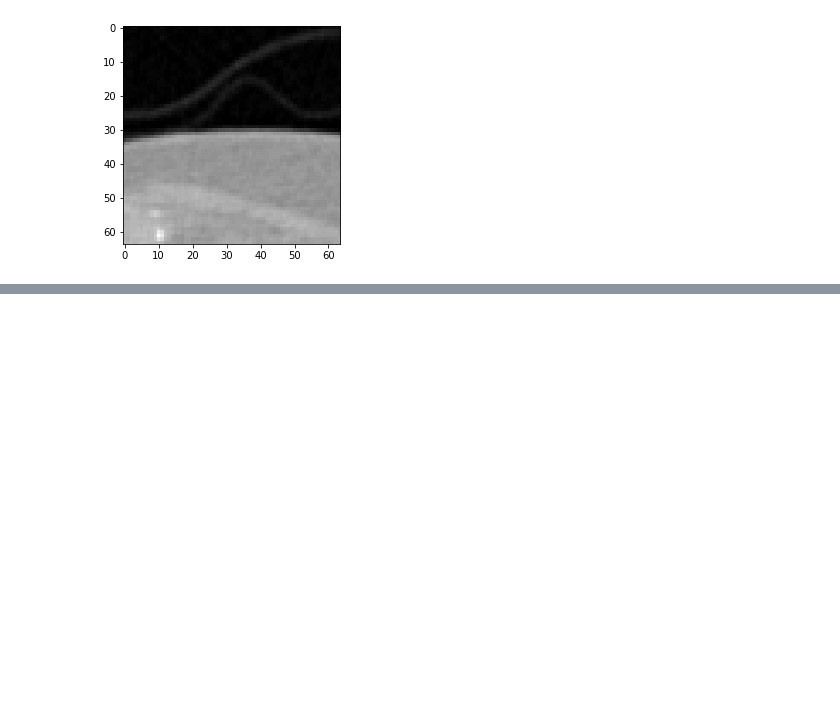
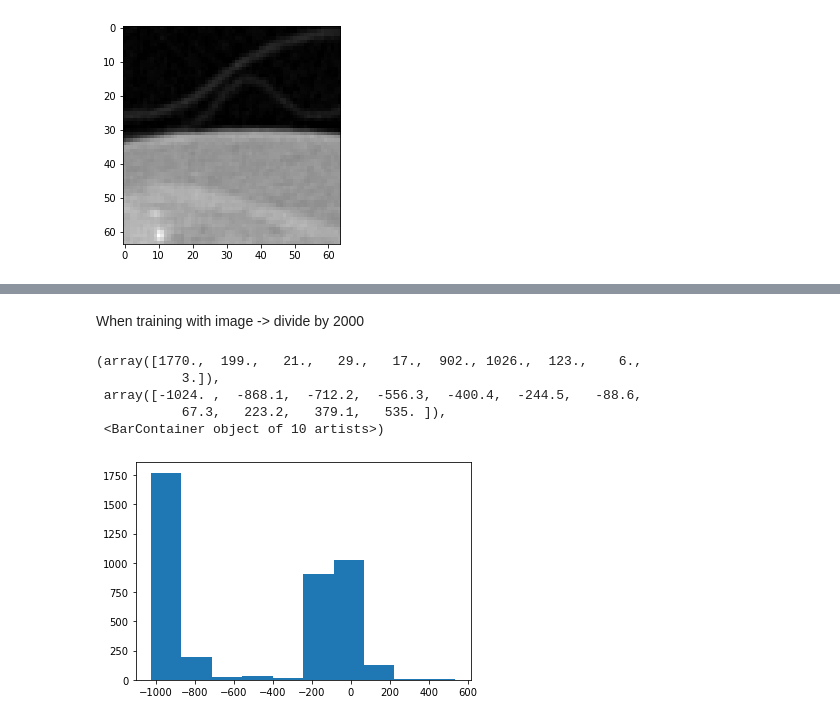
Before and after one commit to jtabalon/airway_seg, a Jupyter notebook: fit_one_image.ipynb, the cells around one changed output, grey strips where cells are left out. Drawn from its saved outputs; the diff is of its cells as text; code cells hidden in the pictures; blank space fills up the shorter version.

```diff
--- a/fit_one_image.ipynb
+++ b/fit_one_image.ipynb
@@ -222,0 +255,15 @@ plt.imshow(test_img[:,(107-32):(107+32),(305-32):(305+32),(411-32):(411+32),:][0
+# %% [markdown]
+When training with image -> divide by 2000
+# %%
+plt.hist(test_image_slices.flatten())
+
+# TODO: Scale this: divide by 2000
+
+# Hounsfield unit are -2000-2000 so it's a nice number
+# %% [output]
+(array([1770.,  199.,   21.,   29.,   17.,  902., 1026.,  123.,    6.,
+           3.]),
+ array([-1024. ,  -868.1,  -712.2,  -556.3,  -400.4,  -244.5,   -88.6,
+           67.3,   223.2,   379.1,   535. ]),
+ <BarContainer object of 10 artists>)
+[figure, added]
```
Also changed, not shown: parts of 23 cells of this notebook.
